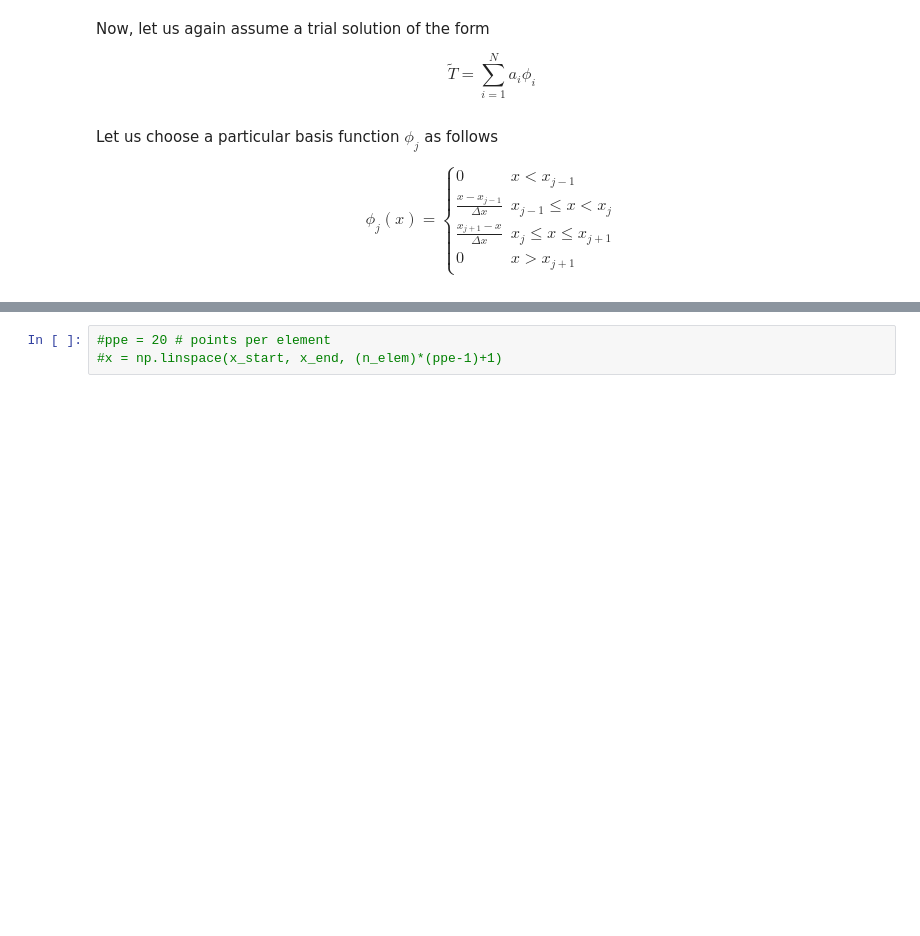
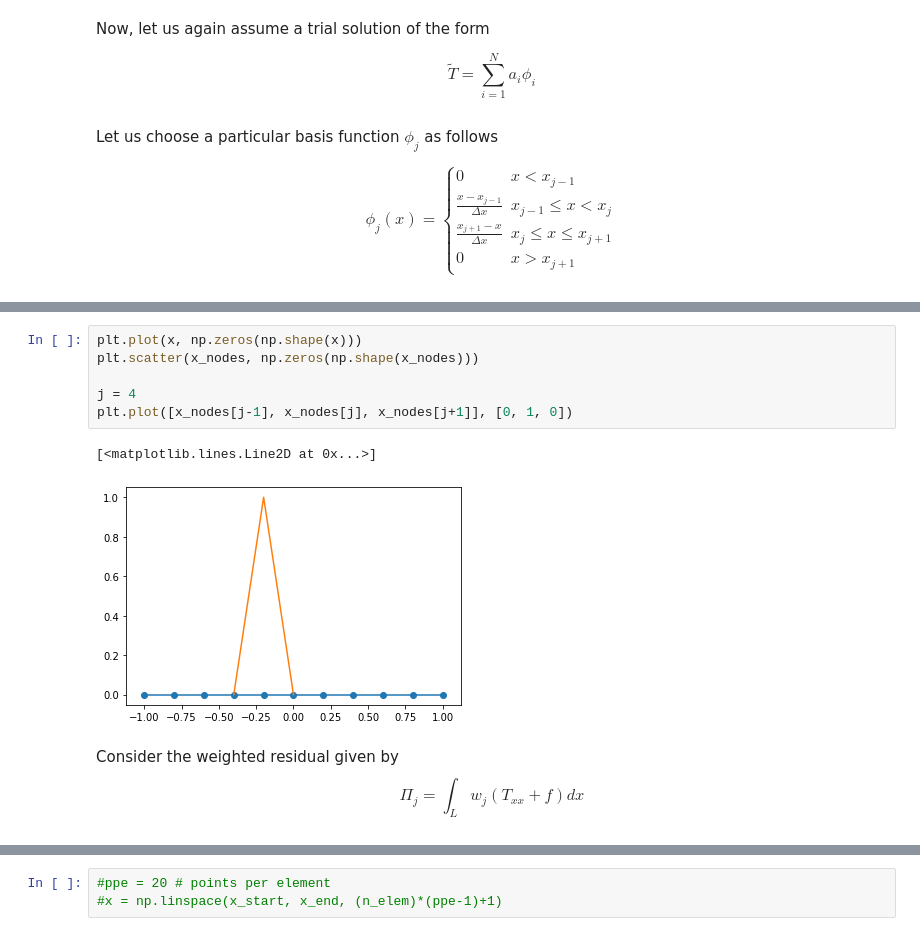
Before and after one commit to bharath-kamath705/FEM_PoissonEq, a Jupyter notebook: Poisson_Eq.ipynb, the cells around one changed output, grey strips where cells are left out. Drawn from its saved outputs; the diff is of its cells as text; blank space fills up the shorter version.

```diff
--- a/Poisson_Eq.ipynb
+++ b/Poisson_Eq.ipynb
@@ -219,0 +234,12 @@ For practical reasons, we will re-do the x-axis so that every element has 20 plo
+# %%
+plt.plot(x, np.zeros(np.shape(x)))
+plt.scatter(x_nodes, np.zeros(np.shape(x_nodes)))
+
+j = 4
+plt.plot([x_nodes[j-1], x_nodes[j], x_nodes[j+1]], [0, 1, 0])
+# %% [output]
+[<matplotlib.lines.Line2D at 0x...>]
+[figure, added]
+# %% [markdown]
+Consider the weighted residual given by
+$$ \Pi_j = \int_L w_j (T_{xx} + f) dx $$
```
Also changed, not shown: parts of 8 cells of this notebook.
